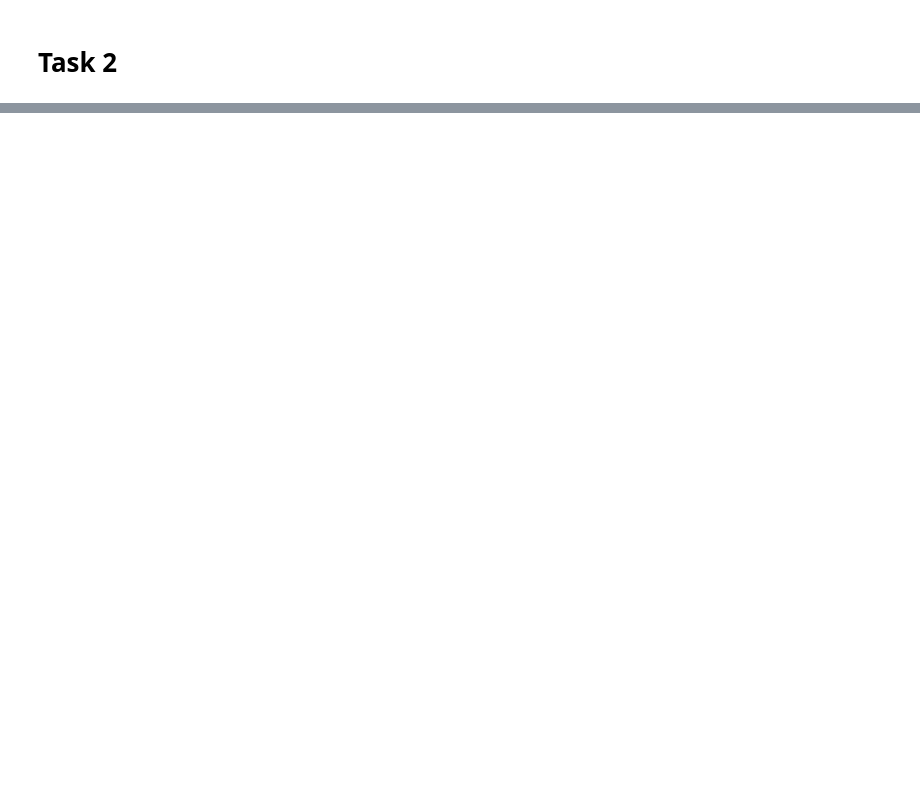
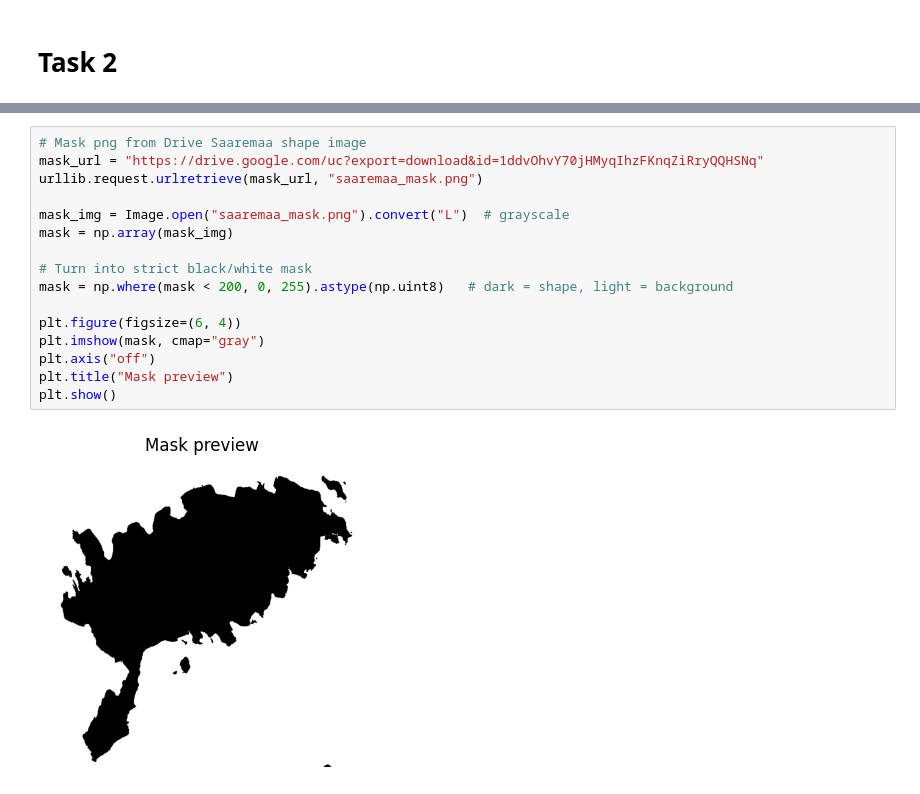
Before and after one commit to MarcusPuust/dt-2025-data-visualisation, a Jupyter notebook: homework_week11.ipynb, the cells around one changed output, grey strips where cells are left out. Drawn from its saved outputs; the diff is of its cells as text; blank space fills up the shorter version.

```diff
--- a/homework_week11.ipynb
+++ b/homework_week11.ipynb
@@ -189,0 +106,18 @@ plt.show()
+# %%
+# Mask png from Drive Saaremaa shape image
+mask_url = "https://drive.google.com/uc?export=download&id=1ddvOhvY70jHMyqIhzFKnqZiRryQQHSNq"
+urllib.request.urlretrieve(mask_url, "saaremaa_mask.png")
+
+mask_img = Image.open("saaremaa_mask.png").convert("L")  # grayscale
+mask = np.array(mask_img)
+
+# Turn into strict black/white mask
+mask = np.where(mask < 200, 0, 255).astype(np.uint8)   # dark = shape, light = background
+
+plt.figure(figsize=(6, 4))
+plt.imshow(mask, cmap="gray")
+plt.axis("off")
+plt.title("Mask preview")
+plt.show()
+# %% [output]
+[figure, added]
```
Also changed, not shown: parts of 17 cells of this notebook, 2 other files.
